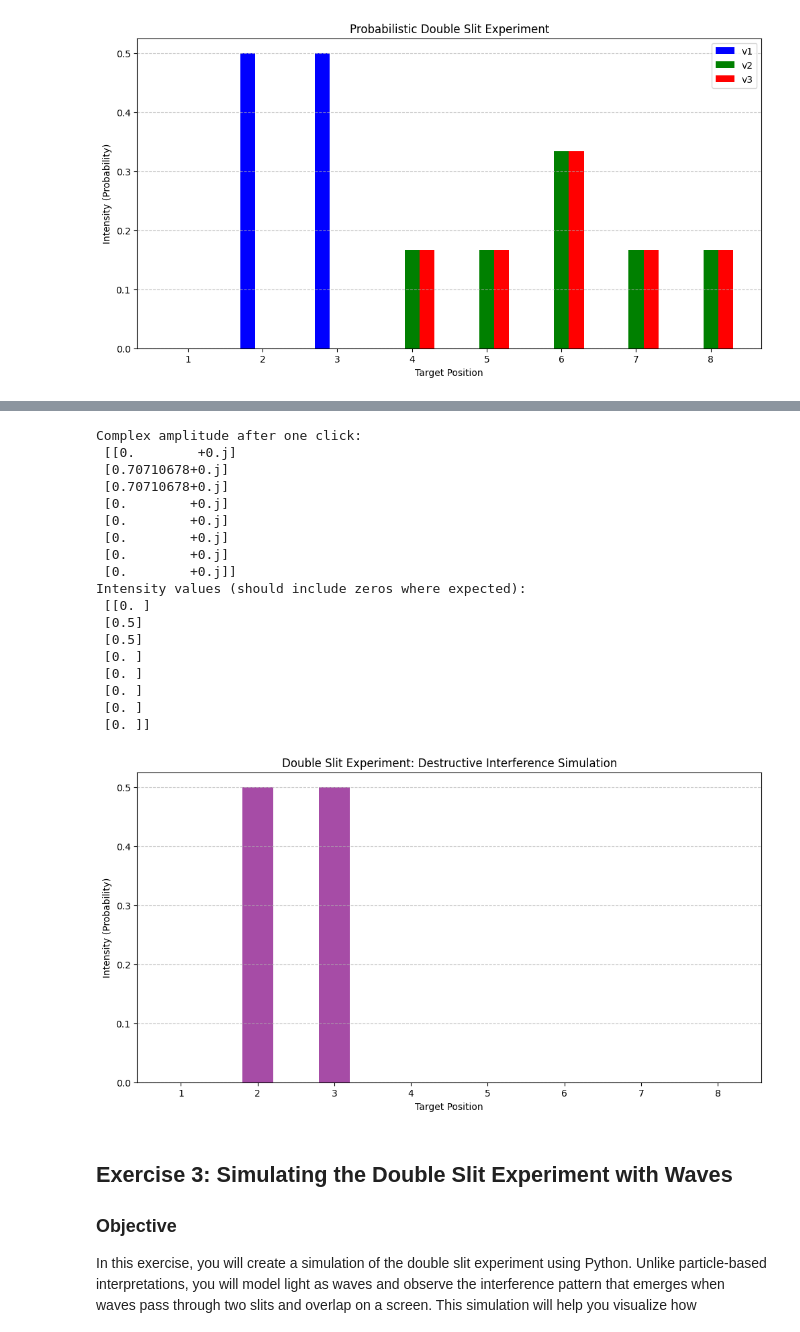
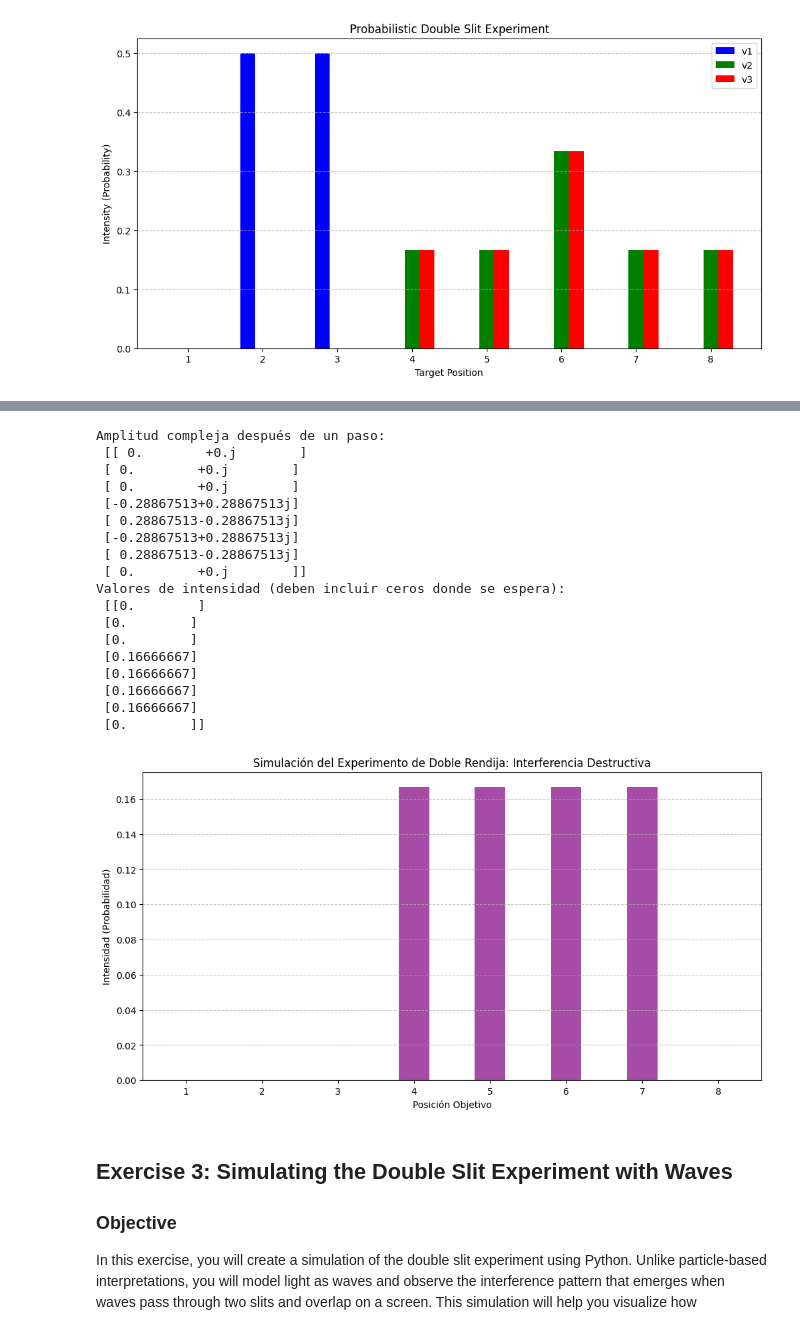
Before and after one commit to CRISTIANSILVAP/classic, a Jupyter notebook: TallerClasicToQuantum.ipynb, the cells around one changed output, grey strips where cells are left out. Saved outputs shown, nothing was run; the diff lists cells and outputs as text; code cells hidden in the pictures.

```diff
--- a/TallerClasicToQuantum.ipynb
+++ b/TallerClasicToQuantum.ipynb
@@ -174,66 +174,66 @@ Result after one click for v2:
 # %%
 import numpy as np
 import matplotlib.pyplot as plt
 
-# Define the complex matrix as per the image and equation
+# Definir la matriz compleja según la imagen y la ecuación
 m_complex = np.array([[0, 0, 0, 0, 0, 0, 0, 0],
                       [1/np.sqrt(2), 0, 0, 0, 0, 0, 0, 0],
                       [1/np.sqrt(2), 0, 0, 0, 0, 0, 0, 0],
                       [0, (-1 + 1j) / np.sqrt(6), 0, 1, 0, 0, 0, 0],
                       [0, (1 - 1j) / np.sqrt(6), 0, 0, 1, 0, 0, 0],
                       [0, 0, (-1 + 1j) / np.sqrt(6), 0, 0, 1, 0, 0],
                       [0, 0, (1 - 1j) / np.sqrt(6), 0, 0, 0, 1, 0],
                       [0, 0, 0, 0, 0, 0, 0, 1]])
 
-# Define the initial vector
-v_initial = np.array([[1], [0], [0], [0], [0], [0], [0], [0]], dtype=complex)
+# Definir el vector inicial actualizado
+v_initial = np.array([[0], [1/np.sqrt(2)], [1/np.sqrt(2)], [0], [0], [0], [0], [0]], dtype=complex)
 
-# Perform matrix multiplication
+# Realizar la multiplicación de la matriz por el vector
 state_after_click = np.dot(m_complex, v_initial)
 
-# Validate the results
-print("Complex amplitude after one click:\n", state_after_click)
+# Validar los resultados
+print("Amplitud compleja después de un paso:\n", state_after_click)
 
-# Calculate the intensity (squared magnitude)
+# Calcular la intensidad (magnitud al cuadrado)
 intensity = np.abs(state_after_click)**2
 
-# Verify that the destructive interference correctly results in zero intensity
-print("Intensity values (should include zeros where expected):\n", intensity)
+# Verificar que la interferencia destructiva resulta en intensidad cero donde se espera
+print("Valores de intensidad (deben incluir ceros donde se espera):\n", intensity)
 
-# Plot the bar diagram for intensity
-x_positions = np.arange(1, 9)  # Corresponds to target positions 1 to 8
+# Graficar el diagrama de barras para la intensidad
+x_positions = np.arange(1, 9)  # Corresponde a las posiciones objetivo del 1 al 8
 
 plt.figure(figsize=(12, 6))
 plt.bar(x_positions, intensity.flatten(), width=0.4, color='purple', alpha=0.7)
 
-# Include titles and labels
-plt.xlabel('Target Position')
-plt.ylabel('Intensity (Probability)')
-plt.title('Double Slit Experiment: Destructive Interference Simulation')
+# Añadir títulos y etiquetas
+plt.xlabel('Posición Objetivo')
+plt.ylabel('Intensidad (Probabilidad)')
+plt.title('Simulación del Experimento de Doble Rendija: Interferencia Destructiva')
 plt.grid(True, axis='y', linestyle='--', alpha=0.7)
 
-# Display the plot
+# Mostrar la gráfica
 plt.show()
 # %% [output]
-Complex amplitude after one click:
- [[0.        +0.j]
- [0.70710678+0.j]
- [0.70710678+0.j]
- [0.        +0.j]
- [0.        +0.j]
- [0.        +0.j]
- [0.        +0.j]
- [0.        +0.j]]
-Intensity values (should include zeros where expected):
- [[0. ]
- [0.5]
- [0.5]
- [0. ]
- [0. ]
- [0. ]
- [0. ]
- [0. ]]
+Amplitud compleja después de un paso:
+ [[ 0.        +0.j        ]
+ [ 0.        +0.j        ]
+ [ 0.        +0.j        ]
+ [-0.28867513+0.28867513j]
+ [ 0.28867513-0.28867513j]
+ [-0.28867513+0.28867513j]
+ [ 0.28867513-0.28867513j]
+ [ 0.        +0.j        ]]
+Valores de intensidad (deben incluir ceros donde se espera):
+ [[0.        ]
+ [0.        ]
+ [0.        ]
+ [0.16666667]
+ [0.16666667]
+ [0.16666667]
+ [0.16666667]
+ [0.        ]]
-[figure, old version]
+[figure, new version]
 # %% [markdown]
 ## Exercise 3: Simulating the Double Slit Experiment with Waves
 
```
